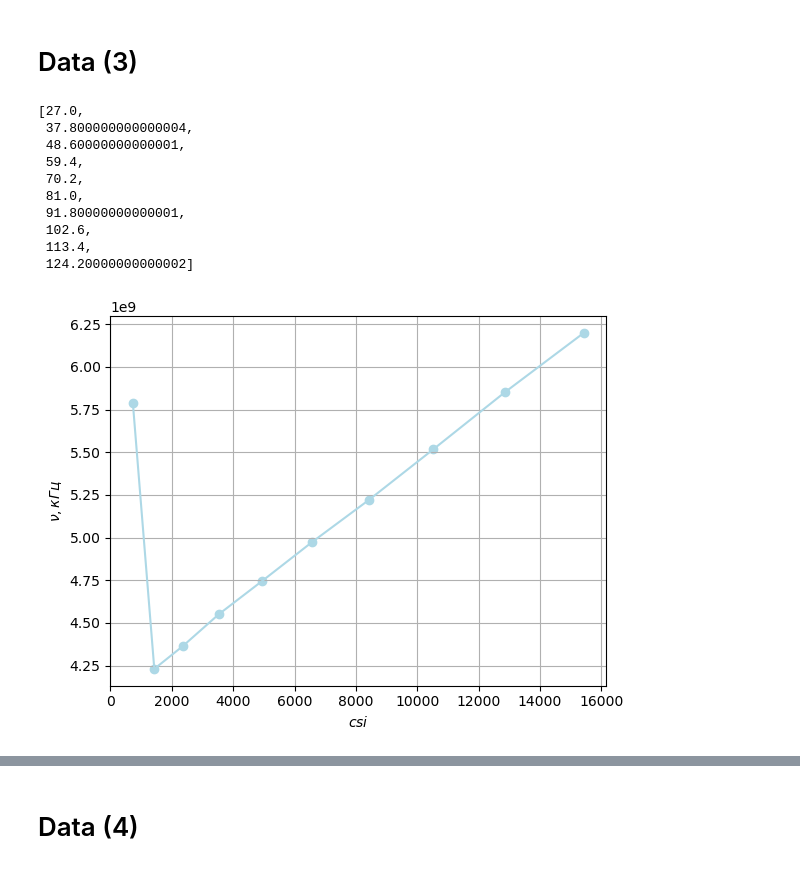
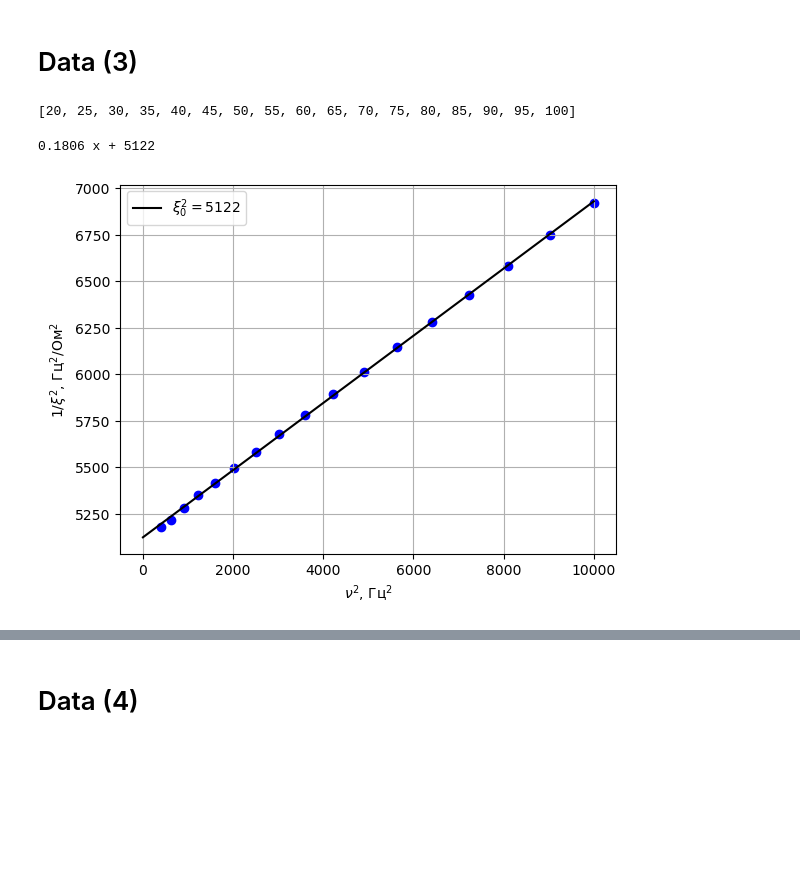
Before and after one commit to juliaProjorlivy/laba, a Jupyter notebook: 3_sem/laba_3.7.1/3.7.1.ipynb, the cells around one changed output, grey strips where cells are left out. Cells and saved outputs as stored; diff of their text form; code cells hidden in the pictures; blank space fills up the shorter version.

```diff
--- a/3_sem/laba_3.7.1/3.7.1.ipynb
+++ b/3_sem/laba_3.7.1/3.7.1.ipynb
@@ -24,52 +24,76 @@ nu_h
 # %%
 nu_h = 2700
 # %%
-nus = [(0.01 + 0.004 * i) * nu_h for i in range(10)]
+nus = [(20 + 5 * i) for i in range(17)]
 
 #mA
-I = [456.6, 450.8, 444.5, 437.2, 429.7, 422.2, 414.8, 407.6, 400.7, 394.3]
+I = [447.66,
+446.68,
+445.03,
+442.96,
+440.57,
+437.94,
+435.08,
+432.14,
+428.73,
+425.51,
+422.23,
+418.96,
+415.64,
+412.34,
+409.08,
+405.87,
+402.71]
 #V
-U = [0.162, 0.262, 0.327, 0.385, 0.438, 0.485, 0.527, 0.563, 0.594, 0.622]
+U = [124.4,
+154.6,
+183.7,
+212.0,
+239.5,
+265.9,
+291.2,
+315.4,
+338.4,
+360.3,
+381.2,
+400.9,
+419.6,
+437.2,
+453.8,
+469.4,
+484.1]
 
-csi = [U[i] / (nus[i] * I[i]) for i in range(len(I))]
+xi = [U[i] / (nus[i] * I[i]) for i in range(len(I))]
 nus
 # %% [output]
-[27.0,
- 37.800000000000004,
- 48.60000000000001,
- 59.4,
- 70.2,
- 81.0,
- 91.80000000000001,
- 102.6,
- 113.4,
- 124.20000000000002]
+[20, 25, 30, 35, 40, 45, 50, 55, 60, 65, 70, 75, 80, 85, 90, 95, 100]
 # %%
 x = [i ** 2 for i in nus]
-y = [1 / (i**2) for i in csi]
+y = [1 / (i**2) for i in xi]
 
 fig, ax = plt.subplots()
 
-plt.scatter(x, y, marker='o', color='lightblue')
+plt.scatter(x, y, marker='o', color='blue')
 
-ax.plot(x, y, linestyle='-', color='lightblue')
+#ax.plot(x, y, linestyle='-', color='blue')
 
 
-#model1 = np.poly1d(np.polyfit(xx, yy, 1))
-#print(model1)
+model1 = np.poly1d(np.polyfit(x, y, 1))
+print(model1)
 
-#polyline = np.linspace(22, 30)
-#plt.plot(polyline, model1(polyline), color = 'k', label="k = {: .2f}$\pm 0.01$".format(round(model1.c[0], 2)))
+polyline = np.linspace(0, max(x))
+plt.plot(polyline, model1(polyline), color = 'k', label="$\\xi_0^2 = {:d}$".format(int(model1.c[1])))
 
-#k = model1.c[0]
+k = model1.c[0]
 #dk = -k * ((dI / min(x1))**2 + (dV / min(y1))**2)**0.5
-#plt.legend(["По возрастанию","По убыванию", "k = {: .3f}$\pm {:.3f}$".format(round(model1.c[0], 3), dk)])
+plt.legend()
 
 plt.grid()
 
-plt.xlabel('$csi$')
-plt.ylabel('$\\nu, кГц$')
-plt.show()
-#plt.savefig('tex/images/plot1.png', bbox_inches='tight')
+plt.xlabel('$\\nu^2$, Гц$^2$')
+plt.ylabel('$1/\\xi^2$, Гц$^2$/Ом$^2$')
+#plt.show()
+plt.savefig('tex/images/plot1.png', bbox_inches='tight')
 # %% [output]
+0.1806 x + 5122
-[figure, old version]
+[figure, new version]
```
Also changed, not shown: parts of 11 cells of this notebook, 12 other files.
